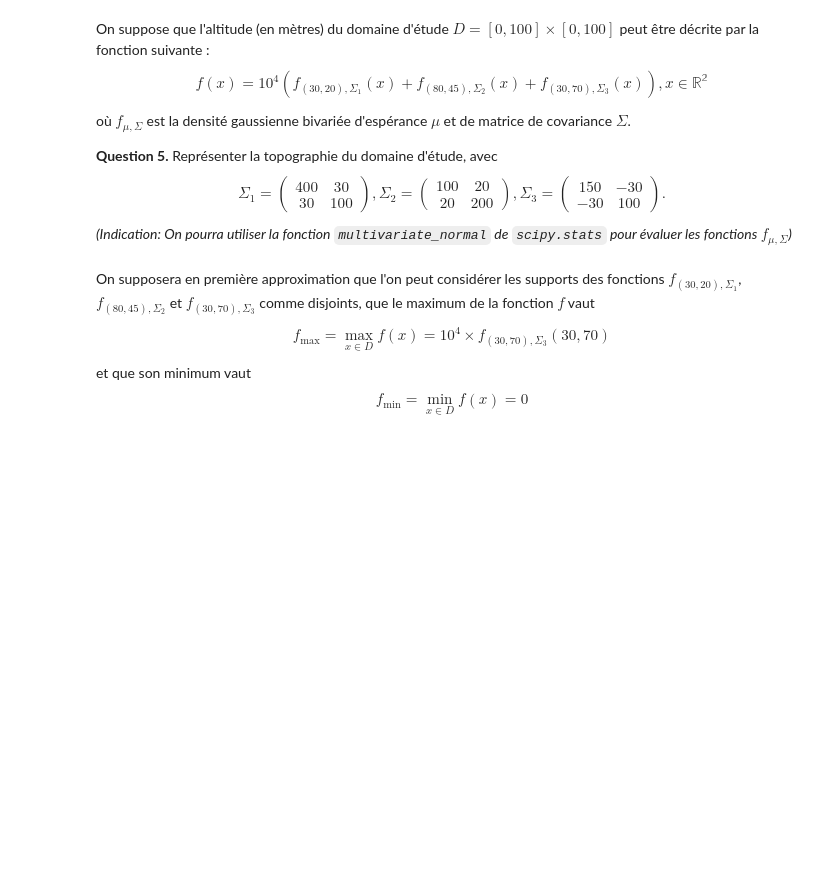
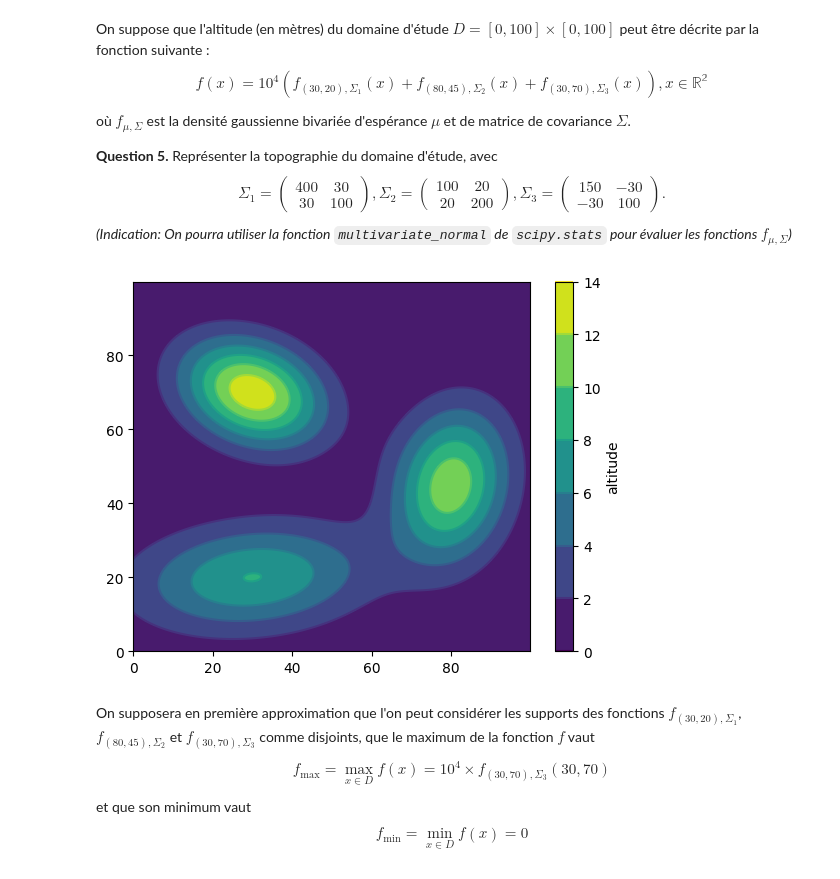
Before and after one commit to JulieBoyer/CotteBoyer, a Jupyter notebook: ProjetProbabilités2.ipynb, the cells around one changed output. Drawn from its saved outputs; the diff is of its cells as text; code cells hidden in the pictures; blank space fills up the shorter version.

```diff
--- a/ProjetProbabilités2.ipynb
+++ b/ProjetProbabilités2.ipynb
@@ -265,27 +317,38 @@ où $f_{\mu, \Sigma}$ est la densité gaussienne bivariée d'espérance $\mu$ et
 $$\Sigma_1 = \begin{pmatrix} 400 & 30 \\ 30 & 100\end{pmatrix}, \Sigma_2 = \begin{pmatrix} 100 & 20 \\ 20 & 200\end{pmatrix}, \Sigma_3 = \begin{pmatrix} 150 & -30 \\ -30 & 100\end{pmatrix}.$$
 *(Indication: On pourra utiliser la fonction `multivariate_normal`  de `scipy.stats` pour évaluer les fonctions $f_{\mu, \Sigma}$)*
 # %%
+from scipy.stats import multivariate_normal
 x, y = np.mgrid[0:100:.05, 0:100:.05]
 
 pos = np.dstack((x, y))
 
+esp1 = np.array([30,20])
+esp2 = np.array([80,45])
+esp3 = np.array([30,70])
+cov1 = np.array ([[400,30],[30,100]])
+cov2 = np.array ([[100,20],[20,200]])
+cov3 = np.array ([[150,-30],[-30,100]])
 
 def topo(x):
-
-    return
+    f1 = multivariate_normal.pdf(x, mean=esp1, cov=cov1)
+    f2 = multivariate_normal.pdf(x, mean=esp2, cov=cov2)
+    f3 = multivariate_normal.pdf(x, mean=esp3, cov=cov3)
+    return (f1+f2+f3)*(10**4)
 
 fig = plt.figure()
 
 ax = fig.add_subplot(111)
 
 CS = ax.contourf(x, y, topo(pos))
 CS2 = ax.contour(CS, levels=CS.levels)
 # Make a colorbar for the ContourSet returned by the contourf call.
 cbar = fig.colorbar(CS)
 cbar.ax.set_ylabel('altitude')
 # Add the contour line levels to the colorbar
 cbar.add_lines(CS2)
 plt.show()
+# %% [output]
+[figure, added]
 # %% [markdown]
 On supposera en première approximation que l'on peut considérer les supports des fonctions $f_{(30,20),\Sigma_1}$, $f_{(80,45),\Sigma_2}$ et $f_{(30,70),\Sigma_3}$ comme disjoints, que le maximum de la fonction $f$ vaut
 $$ f_{\max}=\max_{x\in D} f(x)=10^4\times f_{(30,70),\Sigma_3}(30,70) $$
```
Also changed, not shown: parts of 2 cells of this notebook.
